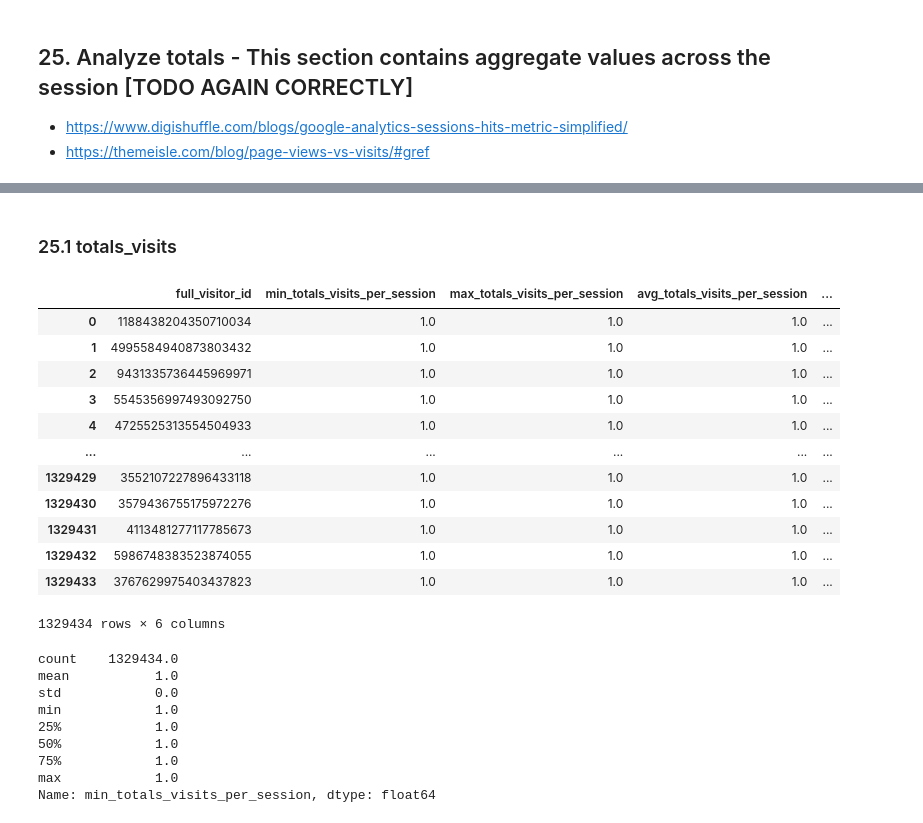
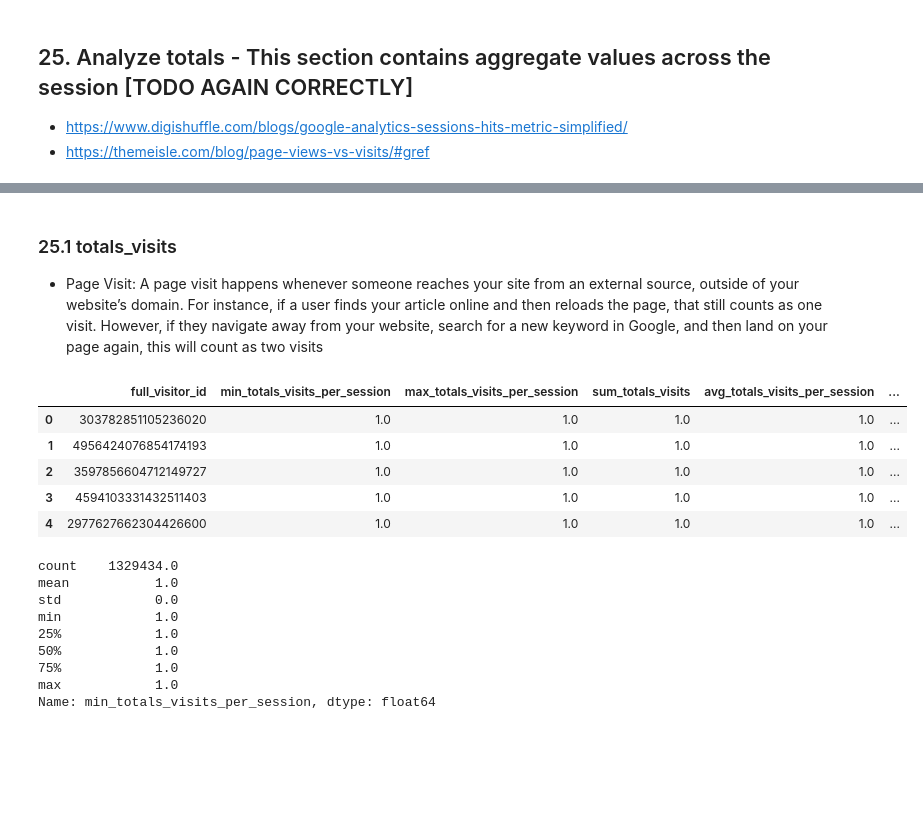
Before and after one commit to hardiksahi/MachineLearning, a Jupyter notebook: kaggle/google-analytics-propensity/notebooks/1_EDA.ipynb, the cells around one changed output, grey strips where cells are left out. Saved outputs shown, nothing was run; the diff lists cells and outputs as text; code cells hidden in the pictures; blank space fills up the shorter version.

```diff
--- a/kaggle/google-analytics-propensity/notebooks/1_EDA.ipynb
+++ b/kaggle/google-analytics-propensity/notebooks/1_EDA.ipynb
@@ -261,7 +261,7 @@ def get_aggregates_for_numerical_variable_using_groupby_column(con, table_name,
     if isinstance(group_by_column_list, list):
         group_by_column_name = ','.join(group_by_column_list)
     if is_per_session:
-        return con.execute(f"select {group_by_column_name}, min(CAST({numeric_column_name} AS DOUBLE)) AS min_{numeric_column_name}_per_session, max(CAST({numeric_column_name} AS DOUBLE)) AS max_{numeric_column_name}_per_session, avg(CAST({numeric_column_name} AS DOUBLE)) AS avg_{numeric_column_name}_per_session, median(CAST({numeric_column_name} AS DOUBLE)) AS median_{numeric_column_name}_per_session, COUNT(*) AS row_count from {table_name} group by {group_by_column_name};").df()
+        return con.execute(f"select {group_by_column_name}, min(CAST({numeric_column_name} AS DOUBLE)) AS min_{numeric_column_name}_per_session, max(CAST({numeric_column_name} AS DOUBLE)) AS max_{numeric_column_name}_per_session, SUM(CAST({numeric_column_name} AS DOUBLE)) AS sum_{numeric_column_name}, AVG(COALESCE(CAST({numeric_column_name} AS DOUBLE), 0)) AS avg_{numeric_column_name}_per_session, median(CAST({numeric_column_name} AS DOUBLE)) AS median_{numeric_column_name}_per_session, COUNT(visit_number) AS session_count from {table_name} group by {group_by_column_name};").df()
 # %% [markdown]
 ## Create a connection to duckdb file and register intermediate data that is the result of handle_raw_data pipeline
 # %%
@@ -656,24 +894,18 @@ unique_device_device_category_per_user_df.unique_count_device_device_category.va
 Note: Contrary to popular belief, high page views don’t always mean you’re reaching a broad audience. High page visits are generally positive, as they indicate that your website is popular.
 # %% [markdown]
 ### 25.1 totals_visits
+- Page Visit: A page visit happens whenever someone reaches your site from an external source, outside of your website’s domain. For instance, if a user finds your article online and then reloads the page, that still counts as one visit. However, if they navigate away from your website, search for a new keyword in Google, and then land on your page again, this will count as two visits
 # %%
 totals_visits_per_user_aggregates_df = get_aggregates_for_numerical_variable_using_groupby_column(con, 'intermediate_train_data', 'totals_visits', ['full_visitor_id'])
 # %%
-totals_visits_per_user_aggregates_df
+totals_visits_per_user_aggregates_df.head()
 # %% [output]
-|  | full_visitor_id | min_totals_visits_per_session | max_totals_visits_per_session | avg_totals_visits_per_session | ... |
-| 0 | 1188438204350710034 | 1.0 | 1.0 | 1.0 | ... |
-| 1 | 4995584940873803432 | 1.0 | 1.0 | 1.0 | ... |
-| 2 | 9431335736445969971 | 1.0 | 1.0 | 1.0 | ... |
-| 3 | 5545356997493092750 | 1.0 | 1.0 | 1.0 | ... |
-| 4 | 4725525313554504933 | 1.0 | 1.0 | 1.0 | ... |
-| ... | ... | ... | ... | ... | ... |
-| 1329429 | 3552107227896433118 | 1.0 | 1.0 | 1.0 | ... |
-| 1329430 | 3579436755175972276 | 1.0 | 1.0 | 1.0 | ... |
-| 1329431 | 4113481277117785673 | 1.0 | 1.0 | 1.0 | ... |
-| 1329432 | 5986748383523874055 | 1.0 | 1.0 | 1.0 | ... |
-| 1329433 | 3767629975403437823 | 1.0 | 1.0 | 1.0 | ... |
+|  | full_visitor_id | min_totals_visits_per_session | max_totals_visits_per_session | sum_totals_visits | avg_totals_visits_per_session | ... |
+| 0 | 303782851105236020 | 1.0 | 1.0 | 1.0 | 1.0 | ... |
+| 1 | 4956424076854174193 | 1.0 | 1.0 | 1.0 | 1.0 | ... |
+| 2 | 3597856604712149727 | 1.0 | 1.0 | 1.0 | 1.0 | ... |
+| 3 | 4594103331432511403 | 1.0 | 1.0 | 1.0 | 1.0 | ... |
+| 4 | 2977627662304426600 | 1.0 | 1.0 | 1.0 | 1.0 | ... |
-1329434 rows × 6 columns
 # %%
 totals_visits_per_user_aggregates_df.min_totals_visits_per_session.describe()
 # %% [output]
```
Also changed, not shown: parts of 66 cells of this notebook.
